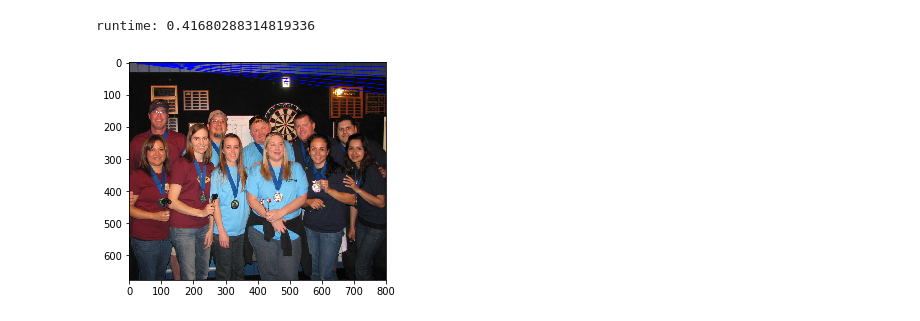
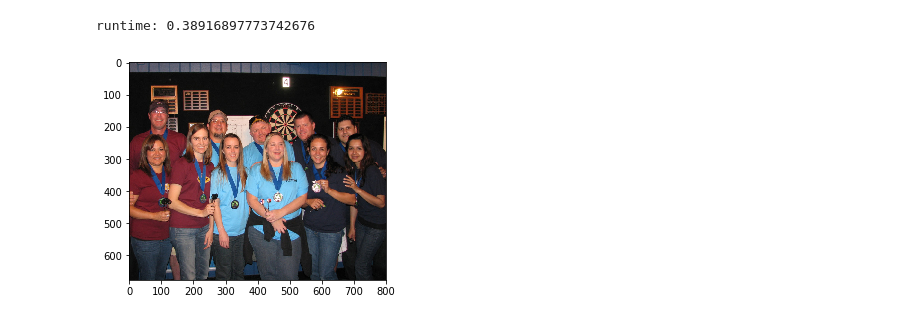
Before and after one commit to kheeran/COMS30121-Image-Processing-and-Computer-Vision, a Jupyter notebook: Q3/Q1-Q3.ipynb, the cells around one changed output. Cells and saved outputs as stored; diff of their text form; code cells hidden in the pictures.

```diff
--- a/Q3/Q1-Q3.ipynb
+++ b/Q3/Q1-Q3.ipynb
@@ -167,10 +167,11 @@ def PlotCircle (imgcol, Hxyr, Hspace, minrad, maxrad):
     print("Radius: " + str(r))
     cv2.circle(imgcol, (x0,y0), int(r), (0,255,0), 3, cv2.LINE_AA)
 
-    circle0 = np.zeros((2*int(r), 2*int(r), 2))
-    for p in range (0,int(2*r)):
-        for q in range (0,int(2*r)):
-            circle0[p,q] = (y0-int(r)+p, x0-int(r)+q)
+    circle0 = (x0-int(r),y0-int(r),int(2*r),int(2*r))
+#     circle0 = np.zeros((2*int(r), 2*int(r), 2))
+#     for p in range (0,int(2*r)):
+#         for q in range (0,int(2*r)):
+#             circle0[p,q] = (y0-int(r)+p, x0-int(r)+q)
 
 #circle1
     index += 1
@@ -189,7 +190,7 @@ def PlotCircle (imgcol, Hxyr, Hspace, minrad, maxrad):
     print("Radius: " + str(r))
     cv2.circle(imgcol, (x1,y1), int(r), (0,0,255), 3, cv2.LINE_AA)
 
-    circle1 = (x1,y1,int(r))
+    circle1 = (x1-int(r),y1-int(r),int(2*r),int(2*r))
 #     circle1 = np.zeros((2*int(r), 2*int(r), 2))
 #     for p in range (0,int(2*r)):
 #         for q in range (0,int(2*r)):
@@ -211,15 +212,22 @@ def PlotCircle (imgcol, Hxyr, Hspace, minrad, maxrad):
     print("Radius: " + str(r))
     cv2.circle(imgcol, (x2,y2), int(r), (255,0,0), 3, cv2.LINE_AA)
 
-    circle2 = np.zeros((2*int(r), 2*int(r), 2))
-    for p in range (0,int(2*r)):
-        for q in range (0,int(2*r)):
-            circle2[p,q] = (y2-int(r)+p, x2-int(r)+q)
+    circle2 = (x2-int(r),y2-int(r),int(2*r),int(2*r))
+#     circle2 = np.zeros((2*int(r), 2*int(r), 2))
+#     for p in range (0,int(2*r)):
+#         for q in range (0,int(2*r)):
+#             circle2[p,q] = (y2-int(r)+p, x2-int(r)+q)
+
 
     return circle0, circle1, circle2
 
 imgcol = cv2.imread(location)
 circle0, circle1, circle2 = PlotCircle(imgcol, Hxyr, Hspace, minrad, maxrad)
+dart_HT = np.array([circle0,circle1,circle2])
+
+for (x,y,w,h) in dart_HT:
+        cv2.rectangle(imgcol, (x,y), (x+w,y+h), (0,255,0), 3)
+
 imshow(imgcol)
 # %% [output]
 255.0
@@ -231,0 +240,14 @@ Radius: 13.333333333333334
+# %%
+def ViolaJones (i):
+    obj_classifier = cv2.CascadeClassifier('cascade.xml')
+    location = str("../images/dart") + str(i) + str(".jpg")
+    image = cv2.imread(location)
+    gray = cv2.cvtColor(image, cv2.COLOR_BGR2GRAY)
+    #run classifier
+    obj = obj_classifier.detectMultiScale(gray, 1.1, 10, 0, (50,50), (500,500))
+    return obj
+
+dart_VJ = ViolaJones(i)
+for (x,y,w,h) in dart_VJ:
+        cv2.rectangle(imgcol, (x,y), (x+w,y+h), (0,255,0), 3)
+imshow(imgcol)
@@ -267,7 +335,7 @@ nl = 360
 imgcol = cv2.imread(location)
 (M,N) = img.shape
 (a,b) = Hroth.shape #for later to calculate the highest index of the flattened array
-nth =  100#number of green lines drawn
+nth =  1 #number of green lines drawn
 argord = Hroth.argsort(axis=None) #lists the indices in accending order of value (array is flattened)
 (roindex,tindex)=np.unravel_index(argord[a*b-nth], (a,b)) #unravels the flattened value back into a tuple for the nth highest
 thresh = Hroth[roindex,tindex]
@@ -291,32 +359,32 @@ for ro in range (0,a):
                 x2 = x1
                 y2 = M-1
                 cv2.line(imgcol, (x1,y1),(x2,y2), (0,0,255), 5, cv2.LINE_AA)
             else:
                 x = int(np.round(ro/math.cos(t)))
                 y = int(np.round(ro/math.sin(t)))
                 m = y/x #gradient of line y = mx + c
                 c = y - m*x
                 x1 = 0
                 y1 = int(c)
                 x2 = N-1
                 y2 = int(np.round(m*x2 + c))
                 if y1<N and y2<N:
                     cv2.line(imgcol, (x1,y1),(x2,y2), (255,0,0), 1, cv2.LINE_AA)
                 elif y1<N:
                     y2 = int(M-1)
                     x2 = int(np.round((y2-c)/m))
                     cv2.line(imgcol, (x1,y1),(x2,y2), (0,0,255), 1, cv2.LINE_AA)
                 elif y2<N:
                     y1 = M-1
                     x1 = int(np.round((y1-c)/m))
                     cv2.line(imgcol, (x1,y1),(x2,y2), (0,255,0), 3, cv2.LINE_AA)
                 else:
                     cv2.line(imgcol, (x1,y1),(x2,y2), (0,255,0), 3, cv2.LINE_AA)
 
 etime = time.time()
 
 print("runtime: " + str(etime-stime))
 imshow(imgcol)
 # %% [output]
-runtime: 0.41680288314819336
+runtime: 0.38916897773742676
-[figure, old version]
+[figure, new version]
```
Also changed, not shown: parts of 7 cells of this notebook, 15 other files.
